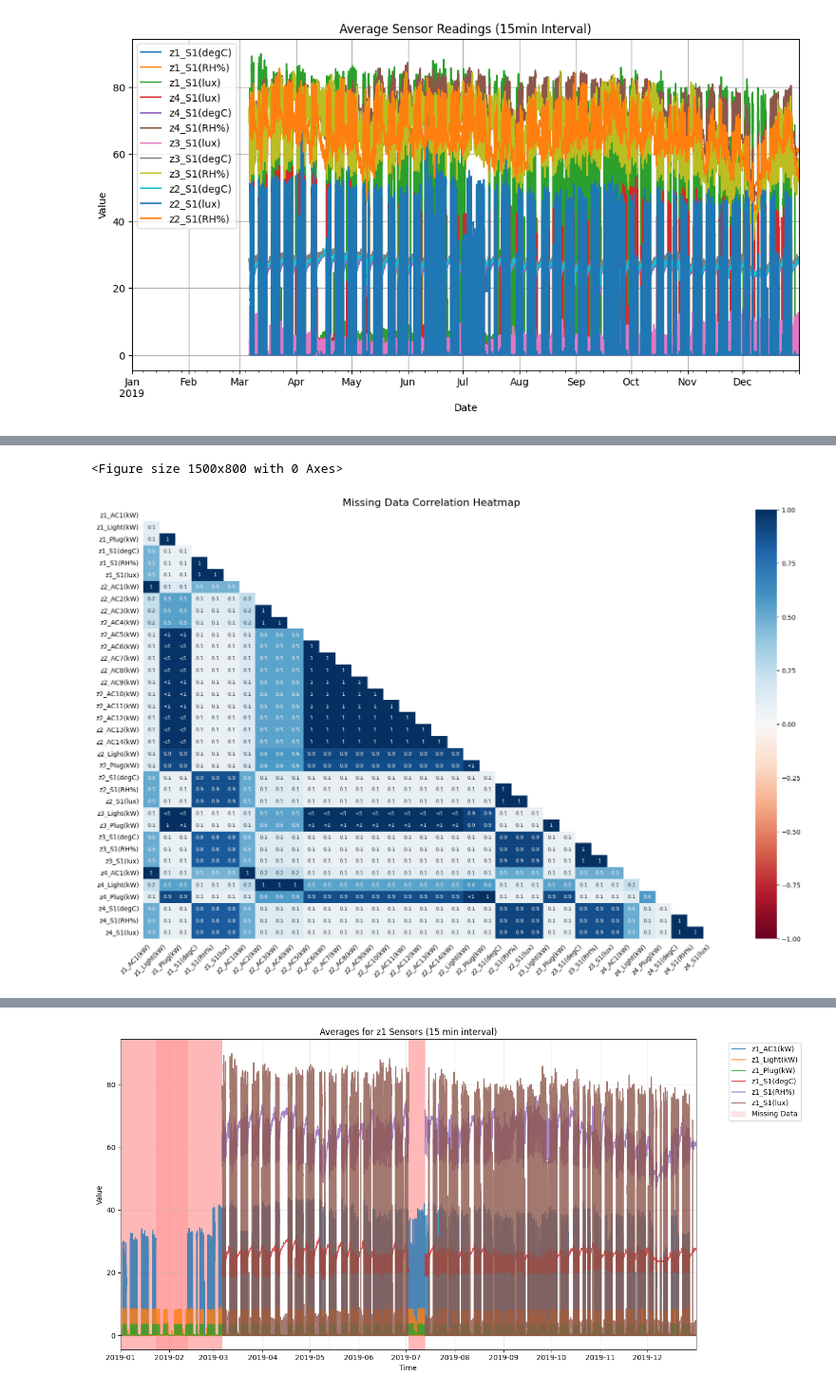
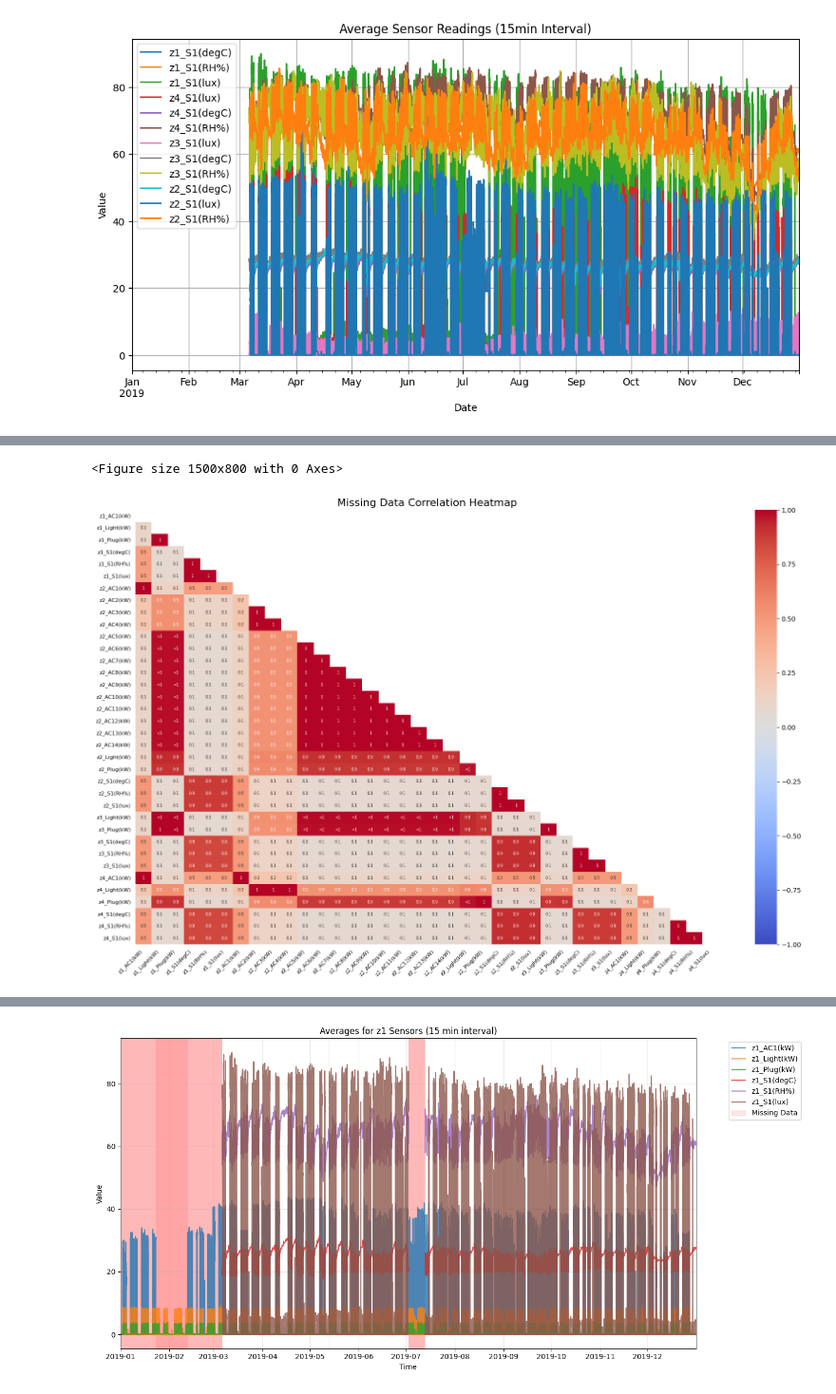
Before and after one commit to iceyisaak/smart-building, a Jupyter notebook: smart-building-project.ipynb, the cells around one changed output, grey strips where cells are left out. Shown at 95% size. Saved outputs shown, nothing was run; the diff lists cells and outputs as text; code cells hidden in the pictures.

Commit message:
Done visualising patterns of the missing data

```diff
--- a/smart-building-project.ipynb
+++ b/smart-building-project.ipynb
@@ -469,12 +473,12 @@ plt.show()
 # %%
 import missingno as msno
 import matplotlib.pyplot as plt
 
 # Create heatmap of missing data
 plt.figure(figsize=(15, 8))
-msno.heatmap(df, cmap="RdBu", fontsize=10)
+msno.heatmap(df, cmap="coolwarm", fontsize=8)
 plt.title("Missing Data Correlation Heatmap", fontsize=16)
 plt.show()
 # %% [output]
 <Figure size 1500x800 with 0 Axes>
-[figure, old version]
+[figure, new version]
```
Also changed, not shown: parts of 38 cells of this notebook.
